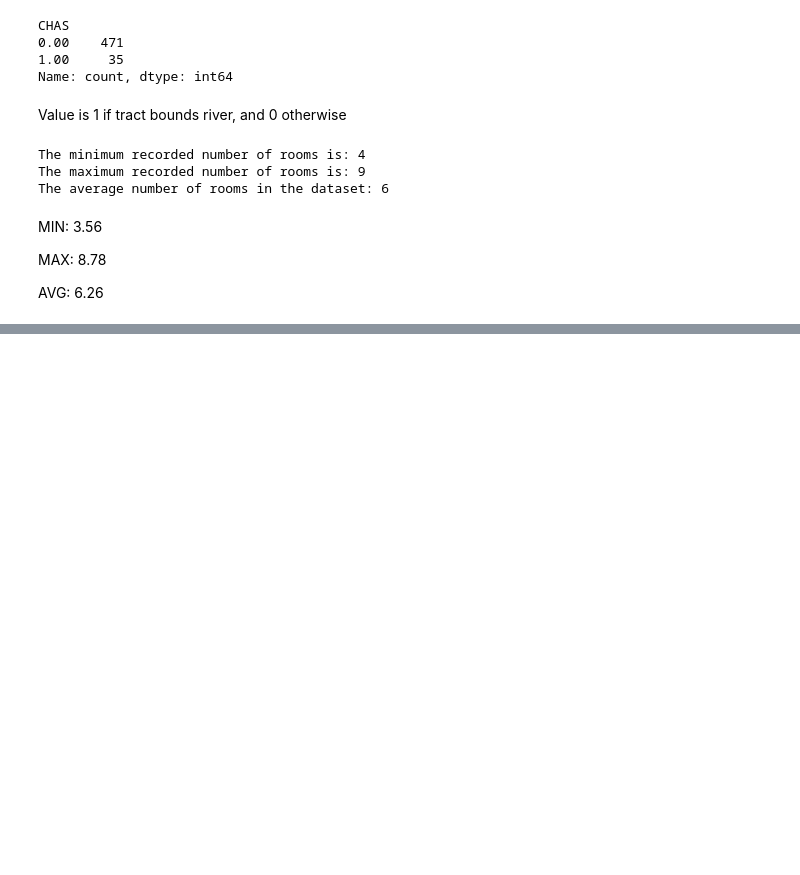
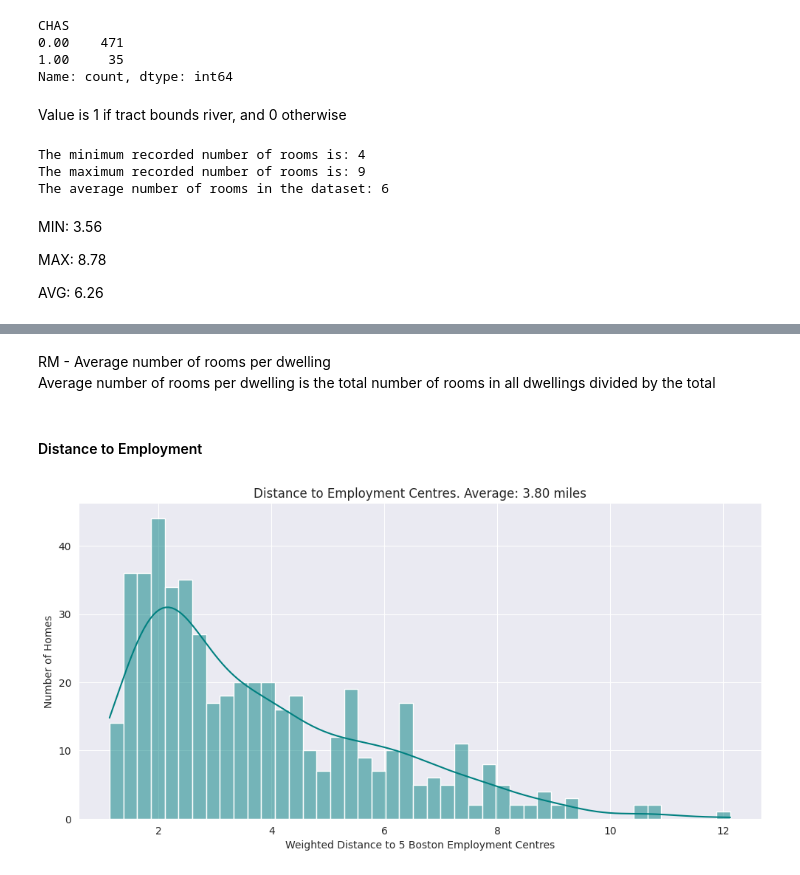
Before and after one commit to DejusDevspace/house-price-prediction, a Jupyter notebook: house_price.ipynb, the cells around one changed output, grey strips where cells are left out. Drawn from its saved outputs; the diff is of its cells as text; code cells hidden in the pictures; blank space fills up the shorter version.

```diff
--- a/house_price.ipynb
+++ b/house_price.ipynb
@@ -141,0 +186,23 @@ AVG: 6.26
+# %% [markdown]
+RM - Average number of rooms per dwelling <br>
+Average number of rooms per dwelling is the total number of rooms in all dwellings divided by the total
+# %% [markdown]
+#### Distance to Employment
+# %%
+with sns.axes_style('darkgrid'):
+        sns.displot(
+            data=dataset,
+            x='DIS',
+            bins=45,
+            kde=True,
+            aspect=2,
+            color='teal',
+        )
+
+plt.title(f'Distance to Employment Centres. Average: {(dataset.DIS.mean()):.2f} miles')
+plt.xlabel('Weighted Distance to 5 Boston Employment Centres')
+plt.ylabel('Number of Homes')
+
+plt.show()
+# %% [output]
+[figure, added]
```
Also changed, not shown: parts of 11 cells of this notebook.
